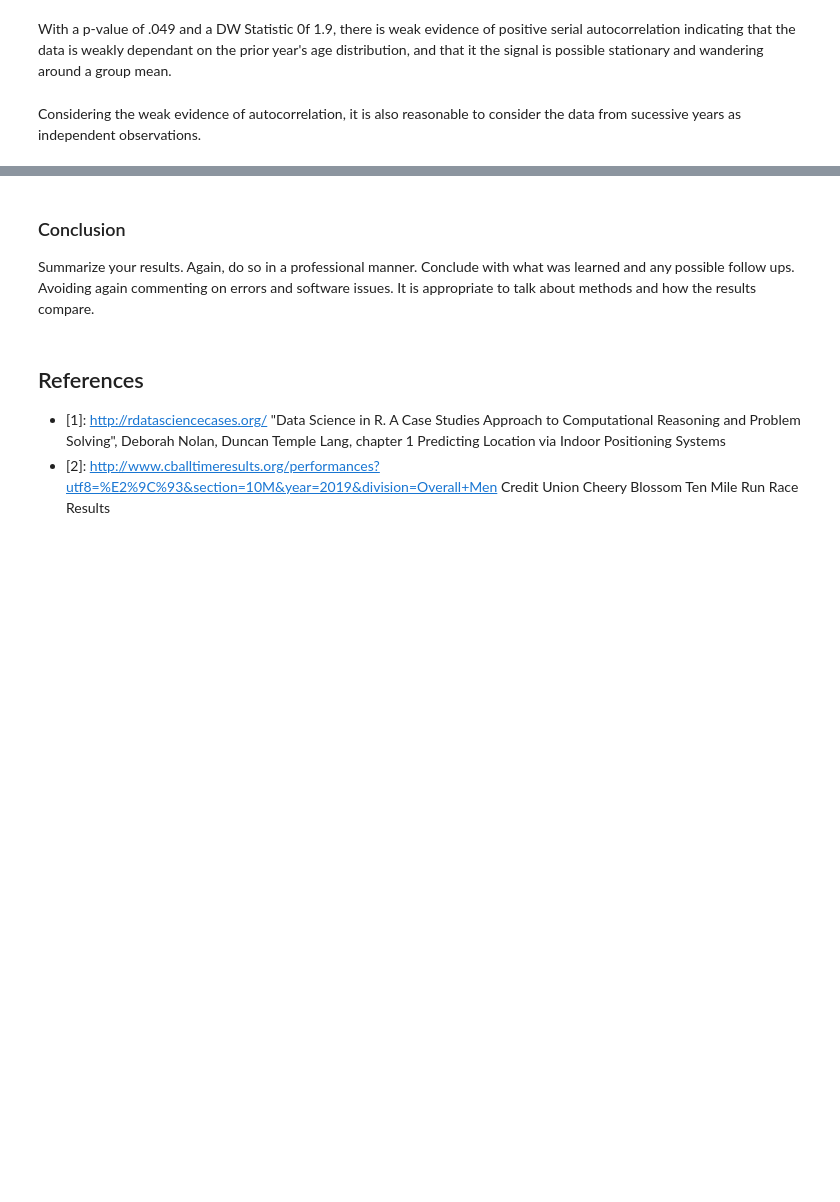
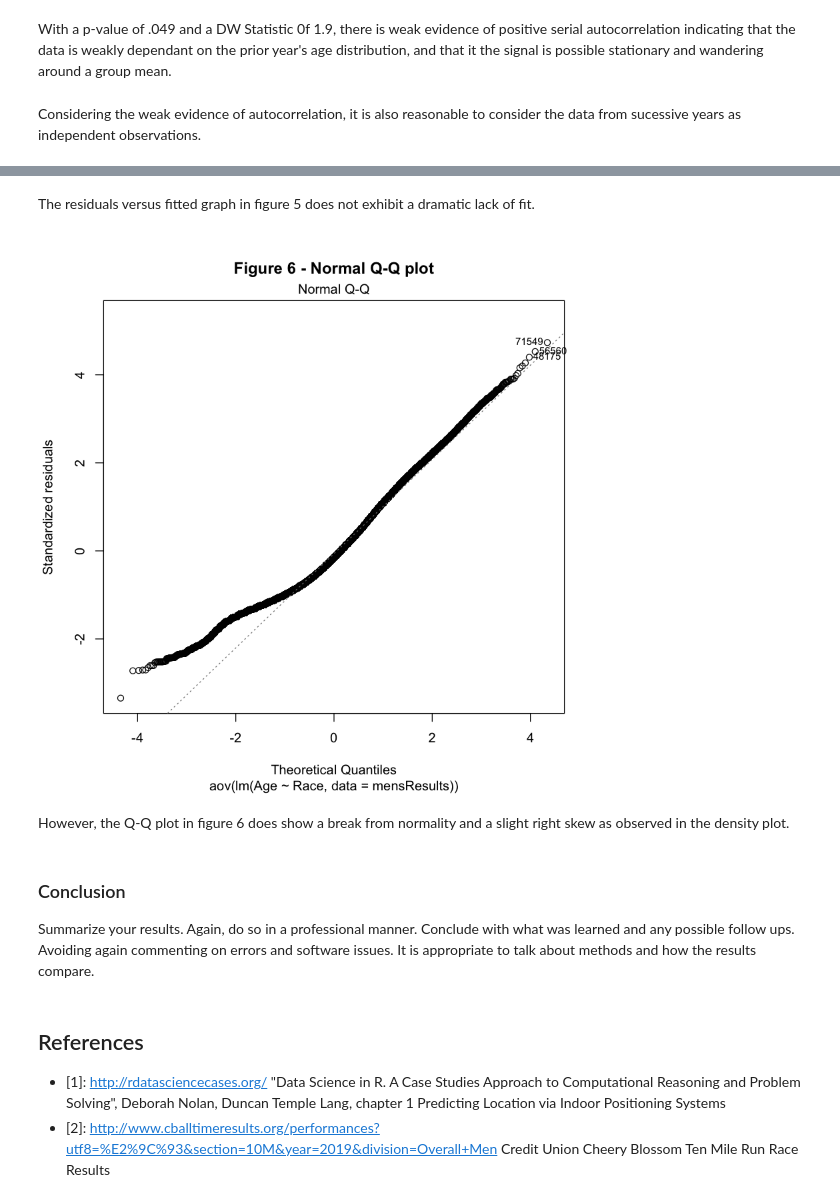
Before and after one commit to jduranengineer/QTW-Projects, a Jupyter notebook: Proj 2 Cherry Blossom/Byrne_Duran_Hwk_2.ipynb, the cells around one changed output, grey strips where cells are left out. Cells and saved outputs as stored; diff of their text form; code cells hidden in the pictures; blank space fills up the shorter version.

```diff
--- a/Proj 2 Cherry Blossom/Byrne_Duran_Hwk_2.ipynb
+++ b/Proj 2 Cherry Blossom/Byrne_Duran_Hwk_2.ipynb
@@ -114,3 +173,11 @@ densityplot(~Age,data=mensResults,groups = Race,auto.key=TRUE,
+# %% [markdown]
+The residuals versus fitted graph in figure 5 does not exhibit a dramatic lack of fit.
+# %%
+plot(aov1,which=2, main="Figure 6 - Normal Q-Q plot")
+# %% [output]
+[figure, added]
+# %% [markdown]
+However, the Q-Q plot in figure 6 does show a break from normality and a slight right skew as observed in the density plot.
 # %% [markdown]
 ### Conclusion
 Summarize your results.  Again, do so in a professional manner.  Conclude with what was learned and any possible follow ups.  Avoiding again commenting on errors and software issues.  It is appropriate to talk about methods and how the results compare.
```
Also changed, not shown: parts of 13 cells of this notebook, 1 other file.
